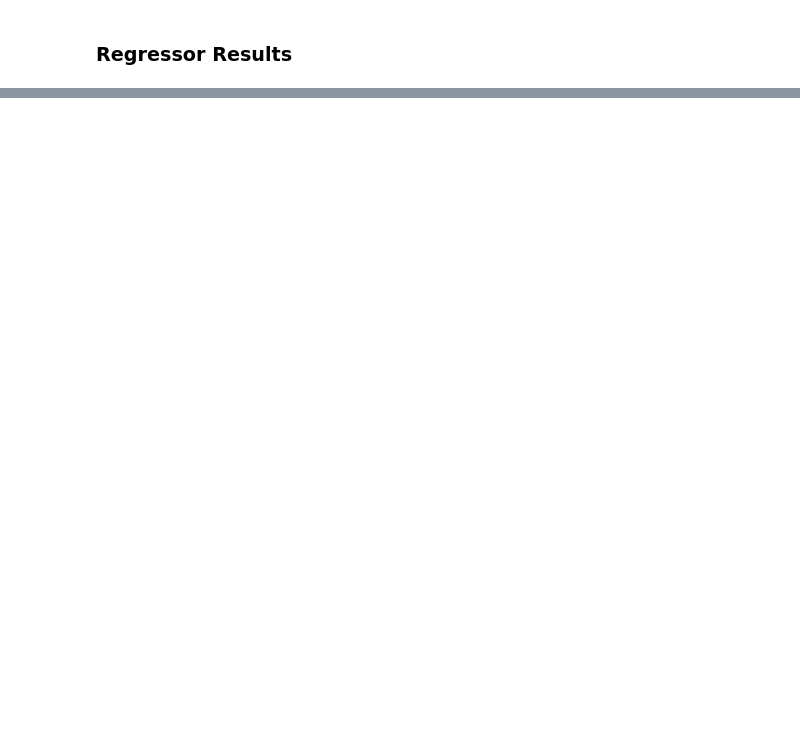
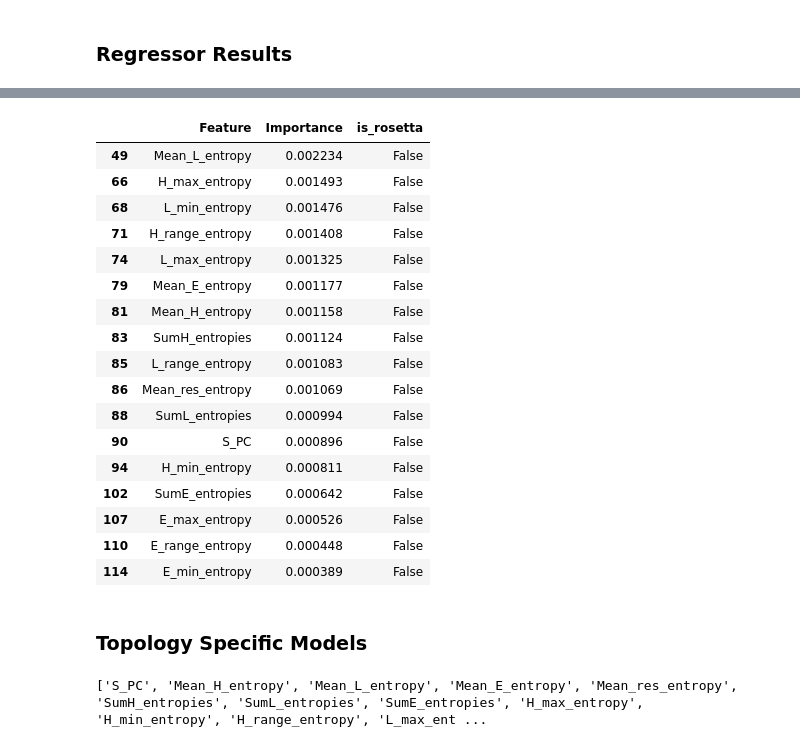
Before and after one commit to jandestrada/Scnf_Publication, a Jupyter notebook: Scnf_ML_Performance.ipynb, the cells around one changed output, grey strips where cells are left out. Cells and saved outputs as stored; diff of their text form; code cells hidden in the pictures; blank space fills up the shorter version.

```diff
--- a/Scnf_ML_Performance.ipynb
+++ b/Scnf_ML_Performance.ipynb
@@ -287,0 +337,24 @@ Name: mean, dtype: float64
+# %%
+#regressor model results
+genModel_rgr_shap[genModel_rgr_shap['is_rosetta']==False]
+# %% [output]
+|  | Feature | Importance | is_rosetta |
+| 49 | Mean_L_entropy | 0.002234 | False |
+| 66 | H_max_entropy | 0.001493 | False |
+| 68 | L_min_entropy | 0.001476 | False |
+| 71 | H_range_entropy | 0.001408 | False |
+| 74 | L_max_entropy | 0.001325 | False |
+| 79 | Mean_E_entropy | 0.001177 | False |
+| 81 | Mean_H_entropy | 0.001158 | False |
+| 83 | SumH_entropies | 0.001124 | False |
+| 85 | L_range_entropy | 0.001083 | False |
+| 86 | Mean_res_entropy | 0.001069 | False |
+| 88 | SumL_entropies | 0.000994 | False |
+| 90 | S_PC | 0.000896 | False |
+| 94 | H_min_entropy | 0.000811 | False |
+| 102 | SumE_entropies | 0.000642 | False |
+| 107 | E_max_entropy | 0.000526 | False |
+| 110 | E_range_entropy | 0.000448 | False |
+| 114 | E_min_entropy | 0.000389 | False |
+# %% [markdown]
+### Topology Specific Models
@@ -287,0 +380,4 @@ Name: mean, dtype: float64
+# %%
+print(spc_features)
+# %% [output]
+['S_PC', 'Mean_H_entropy', 'Mean_L_entropy', 'Mean_E_entropy', 'Mean_res_entropy', 'SumH_entropies', 'SumL_entropies', 'SumE_entropies', 'H_max_entropy', 'H_min_entropy', 'H_range_entropy', 'L_max_ent ...
```
Also changed, not shown: parts of 38 cells of this notebook, 25 other files.
